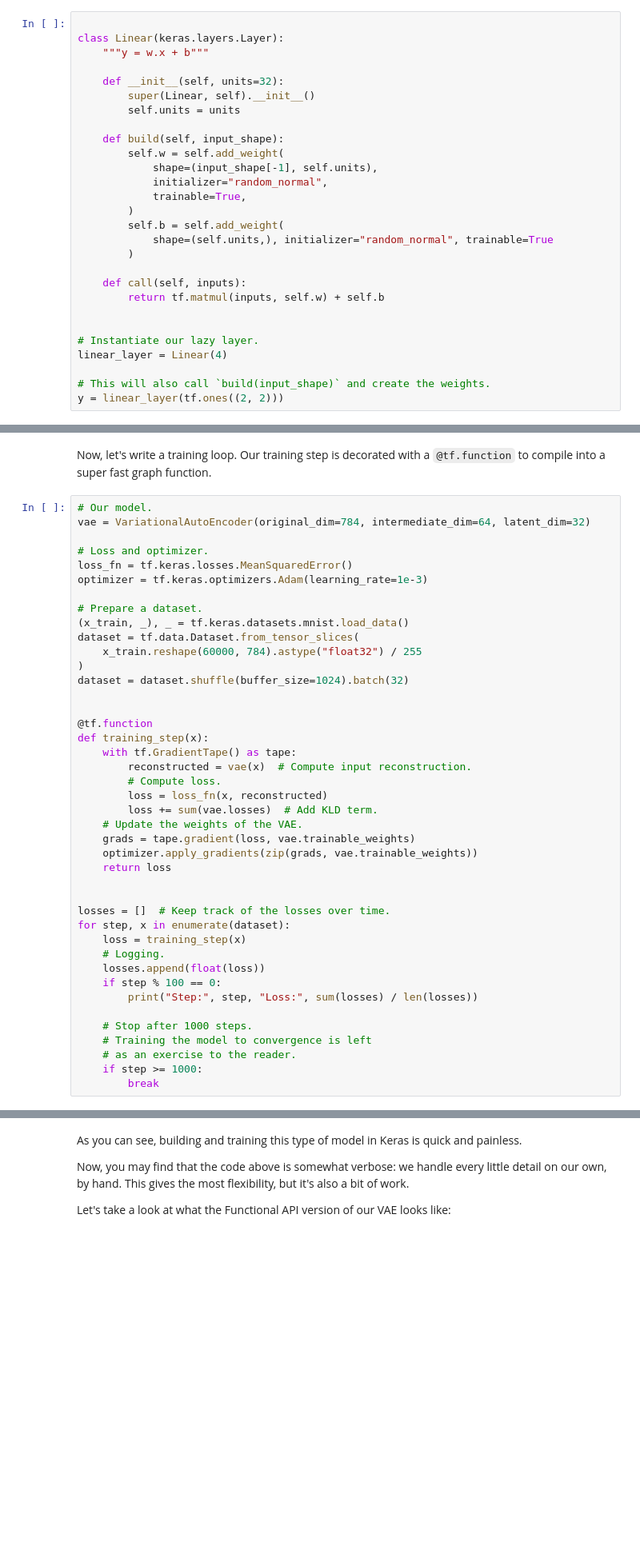
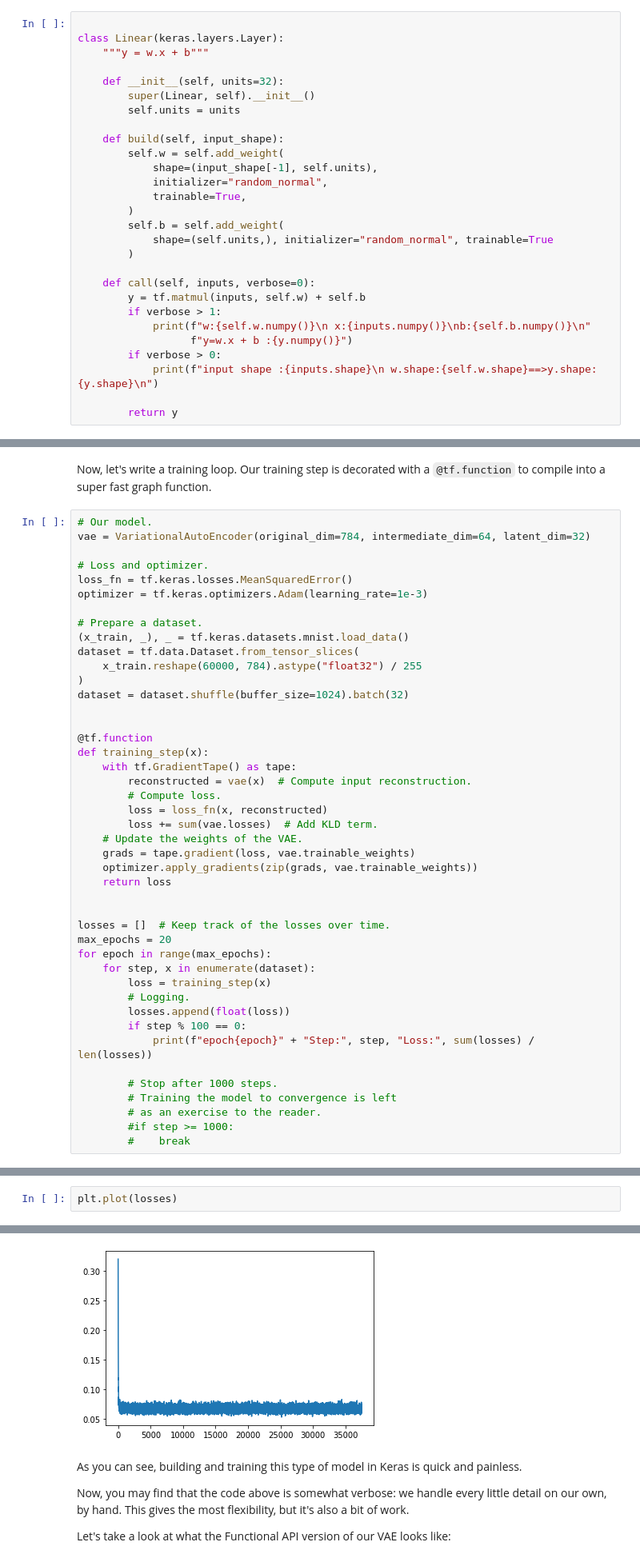
Before and after one commit to lbcsept/keras-io, a Jupyter notebook: guides/ipynb/working_on/01_intro_to_keras_for_researchers.ipynb, the cells around one changed output, grey strips where cells are left out. Shown at 80% size. Saved outputs shown, nothing was run; the diff lists cells and outputs as text; blank space fills up the shorter version.

Commit message:
after functionnal API on variational autoencoder

```diff
--- a/guides/ipynb/working_on/01_intro_to_keras_for_researchers.ipynb
+++ b/guides/ipynb/working_on/01_intro_to_keras_for_researchers.ipynb
@@ -302,12 +315,12 @@ class Linear(keras.layers.Layer):
             shape=(self.units,), initializer="random_normal", trainable=True
         )
 
-    def call(self, inputs):
-        return tf.matmul(inputs, self.w) + self.b
+    def call(self, inputs, verbose=0):
+        y = tf.matmul(inputs, self.w) + self.b
+        if verbose > 1:
+            print(f"w:{self.w.numpy()}\n x:{inputs.numpy()}\nb:{self.b.numpy()}\n"
+                  f"y=w.x + b :{y.numpy()}")
+        if verbose > 0:
+            print(f"input shape :{inputs.shape}\n w.shape:{self.w.shape}==>y.shape:{y.shape}\n")
 
-
-# Instantiate our lazy layer.
-linear_layer = Linear(4)
-
-# This will also call `build(input_shape)` and create the weights.
-y = linear_layer(tf.ones((2, 2)))
+        return y
@@ -998,15 +1192,17 @@ def training_step(x):
 
 
 losses = []  # Keep track of the losses over time.
-for step, x in enumerate(dataset):
-    loss = training_step(x)
-    # Logging.
-    losses.append(float(loss))
-    if step % 100 == 0:
-        print("Step:", step, "Loss:", sum(losses) / len(losses))
+max_epochs = 20
+for epoch in range(max_epochs):
+    for step, x in enumerate(dataset):
+        loss = training_step(x)
+        # Logging.
+        losses.append(float(loss))
+        if step % 100 == 0:
+            print(f"epoch{epoch}" + "Step:", step, "Loss:", sum(losses) / len(losses))
 
-    # Stop after 1000 steps.
-    # Training the model to convergence is left
-    # as an exercise to the reader.
-    if step >= 1000:
-        break
+        # Stop after 1000 steps.
+        # Training the model to convergence is left
+        # as an exercise to the reader.
+        #if step >= 1000:
+        #    break
@@ -1012,0 +1248,3 @@ for step, x in enumerate(dataset):
+# %%
+plt.plot(losses)
+# %% [output]
@@ -1013,3 +1252,4 @@ for step, x in enumerate(dataset):
+[figure, added]
 # %% [markdown]
 As you can see, building and training this type of model in Keras
 is quick and painless.
```
Also changed, not shown: parts of 32 cells of this notebook, 1 other file.
